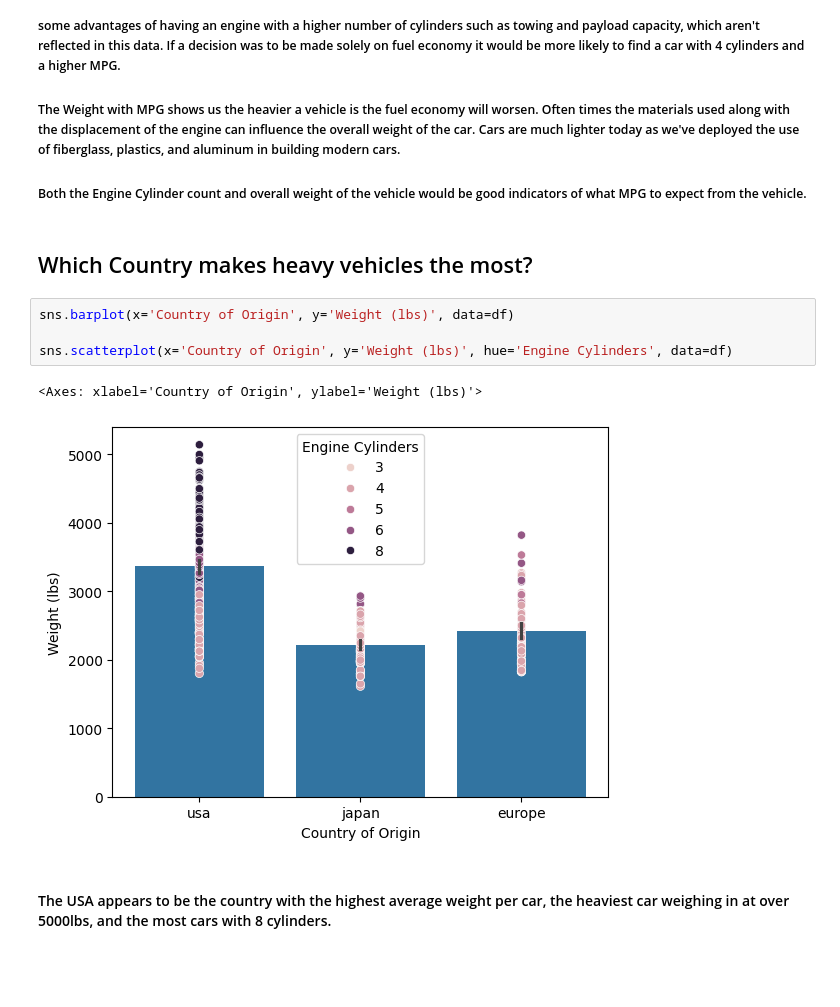
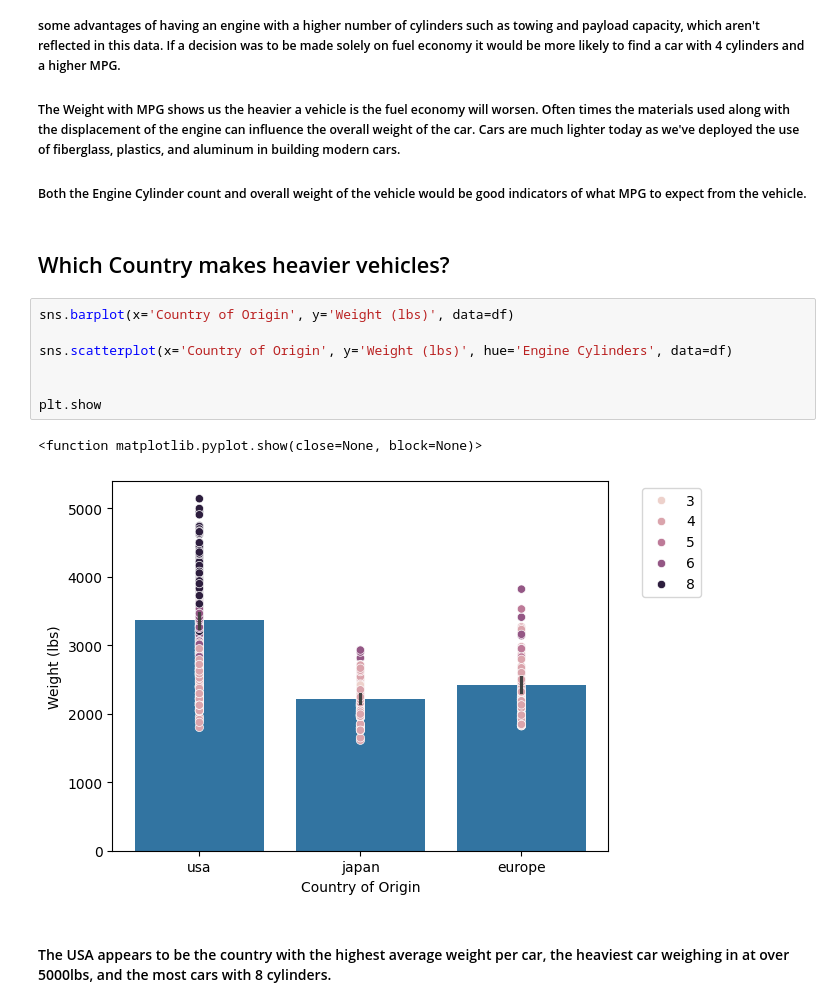
Before and after one commit to K-Bromley/datafun-06-eda, a Jupyter notebook: kellybromley_eda.ipynb, the cells around one changed output. Cells and saved outputs as stored; diff of their text form; blank space fills up the shorter version.

```diff
--- a/kellybromley_eda.ipynb
+++ b/kellybromley_eda.ipynb
@@ -143,13 +143,16 @@ plt.show()
 
 ##### Both the Engine Cylinder count and overall weight of the vehicle would be good indicators of what MPG to expect from the vehicle.
 # %% [markdown]
-## Which Country makes heavy vehicles the most?
+## Which Country makes heavier vehicles?
 # %%
 sns.barplot(x='Country of Origin', y='Weight (lbs)', data=df)
 
 sns.scatterplot(x='Country of Origin', y='Weight (lbs)', hue='Engine Cylinders', data=df)
+
+
+plt.show
 # %% [output]
-<Axes: xlabel='Country of Origin', ylabel='Weight (lbs)'>
+<function matplotlib.pyplot.show(close=None, block=None)>
-[figure, old version]
+[figure, new version]
 # %% [markdown]
 #### The USA appears to be the country with the highest average weight per car, the heaviest car weighing in at over 5000lbs, and the most cars with 8 cylinders.
```
